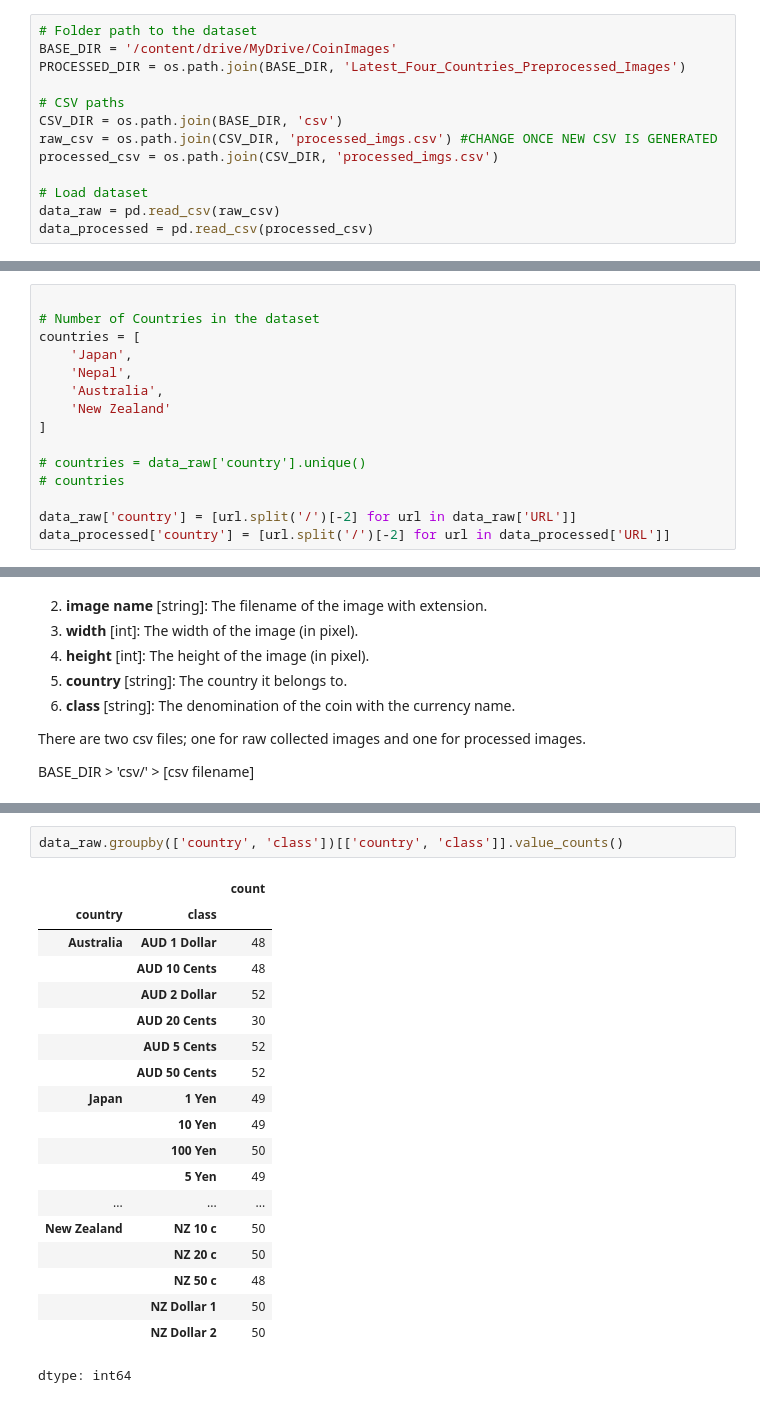
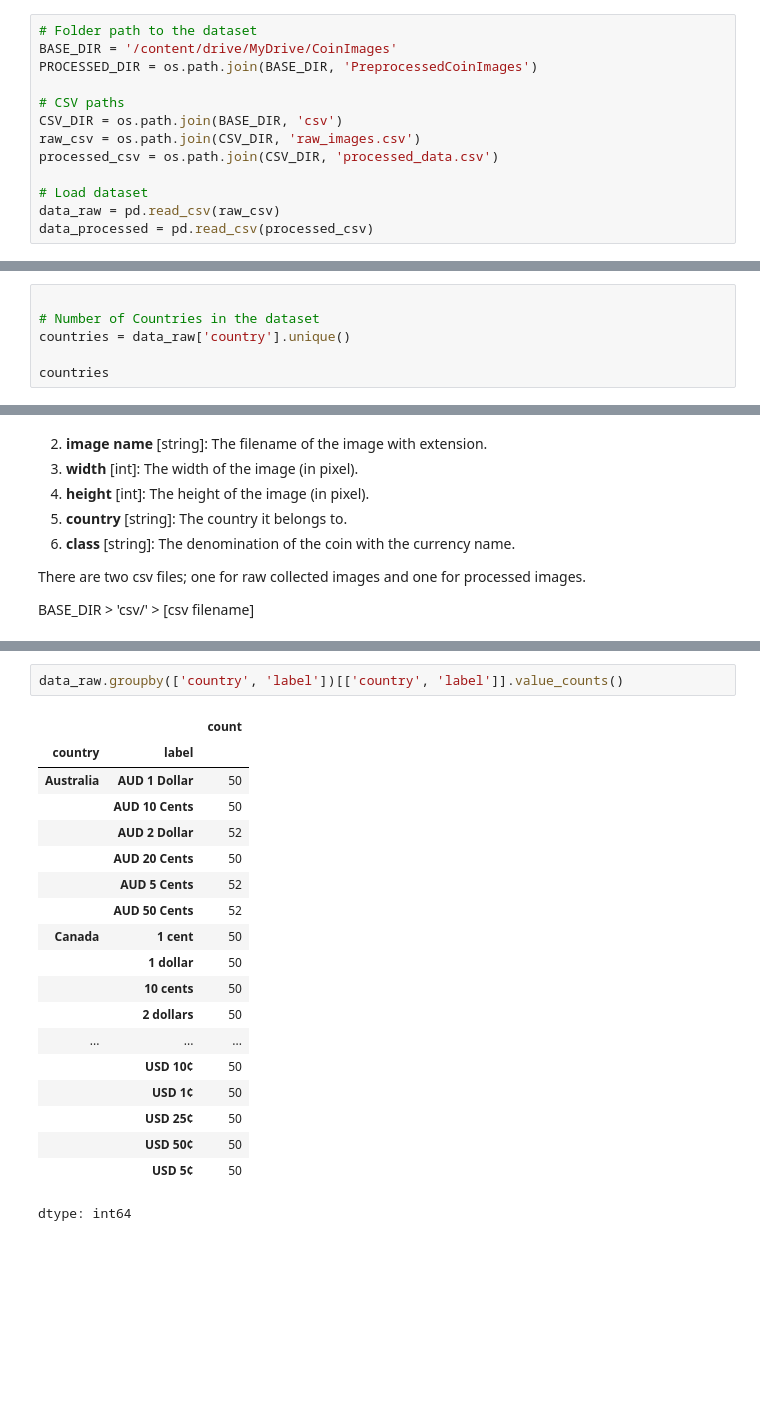
Before and after one commit to 8dsasb/CoinClassifier, a Jupyter notebook: data_exploration.ipynb, the cells around one changed output, grey strips where cells are left out. Saved outputs shown, nothing was run; the diff lists cells and outputs as text; blank space fills up the shorter version.

```diff
--- a/data_exploration.ipynb
+++ b/data_exploration.ipynb
@@ -29,12 +29,12 @@ Drive already mounted at /content/drive; to attempt to forcibly remount, call dr
 # %%
 # Folder path to the dataset
 BASE_DIR = '/content/drive/MyDrive/CoinImages'
-PROCESSED_DIR = os.path.join(BASE_DIR, 'Latest_Four_Countries_Preprocessed_Images')
+PROCESSED_DIR = os.path.join(BASE_DIR, 'PreprocessedCoinImages')
 
 # CSV paths
 CSV_DIR = os.path.join(BASE_DIR, 'csv')
-raw_csv = os.path.join(CSV_DIR, 'processed_imgs.csv') #CHANGE ONCE NEW CSV IS GENERATED
-processed_csv = os.path.join(CSV_DIR, 'processed_imgs.csv')
+raw_csv = os.path.join(CSV_DIR, 'raw_images.csv')
+processed_csv = os.path.join(CSV_DIR, 'processed_data.csv')
 
 # Load dataset
 data_raw = pd.read_csv(raw_csv)
@@ -44,15 +44,6 @@ data_processed = pd.read_csv(processed_csv)
 # %%
 
 # Number of Countries in the dataset
-countries = [
-    'Japan',
-    'Nepal',
-    'Australia',
-    'New Zealand'
-]
+countries = data_raw['country'].unique()
 
-# countries = data_raw['country'].unique()
-# countries
-
-data_raw['country'] = [url.split('/')[-2] for url in data_raw['URL']]
-data_processed['country'] = [url.split('/')[-2] for url in data_processed['URL']]
+countries
@@ -141,23 +139,23 @@ data_raw['country'].value_counts()
 dtype: int64
 # %%
-data_raw.groupby(['country', 'class'])[['country', 'class']].value_counts()
+data_raw.groupby(['country', 'label'])[['country', 'label']].value_counts()
 # %% [output]
 |  |  | count |
-| country | class |  |
-| Australia | AUD 1 Dollar | 48 |
-|  | AUD 10 Cents | 48 |
+| country | label |  |
+| Australia | AUD 1 Dollar | 50 |
+|  | AUD 10 Cents | 50 |
 |  | AUD 2 Dollar | 52 |
-|  | AUD 20 Cents | 30 |
+|  | AUD 20 Cents | 50 |
 |  | AUD 5 Cents | 52 |
 |  | AUD 50 Cents | 52 |
-| Japan | 1 Yen | 49 |
-|  | 10 Yen | 49 |
-|  | 100 Yen | 50 |
-|  | 5 Yen | 49 |
+| Canada | 1 cent | 50 |
+|  | 1 dollar | 50 |
+|  | 10 cents | 50 |
+|  | 2 dollars | 50 |
 | ... | ... | ... |
-| New Zealand | NZ 10 c | 50 |
-|  | NZ 20 c | 50 |
-|  | NZ 50 c | 48 |
-|  | NZ Dollar 1 | 50 |
-|  | NZ Dollar 2 | 50 |
+|  | USD 10¢ | 50 |
+|  | USD 1¢ | 50 |
+|  | USD 25¢ | 50 |
+|  | USD 50¢ | 50 |
+|  | USD 5¢ | 50 |
 dtype: int64
```
Also changed, not shown: parts of 10 cells of this notebook.
